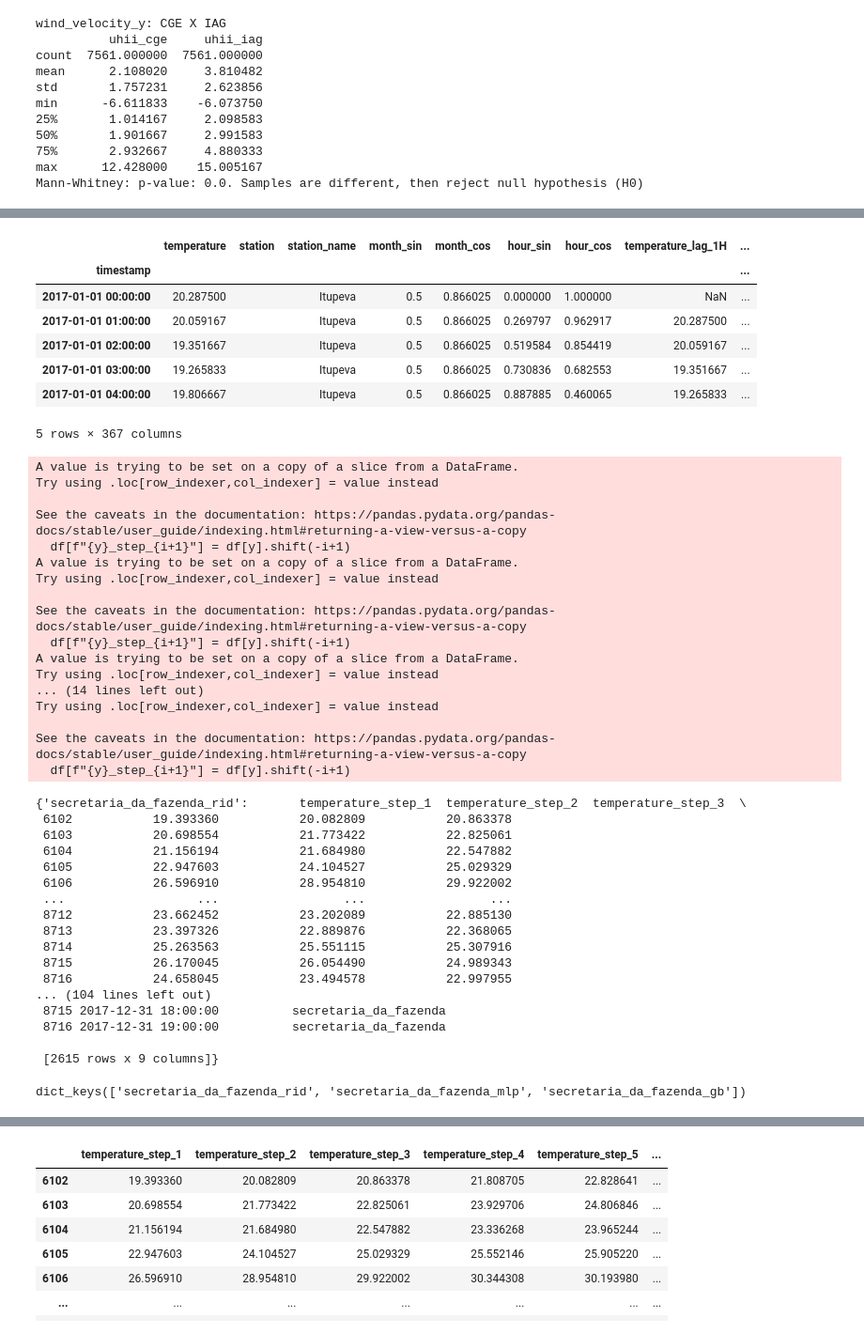
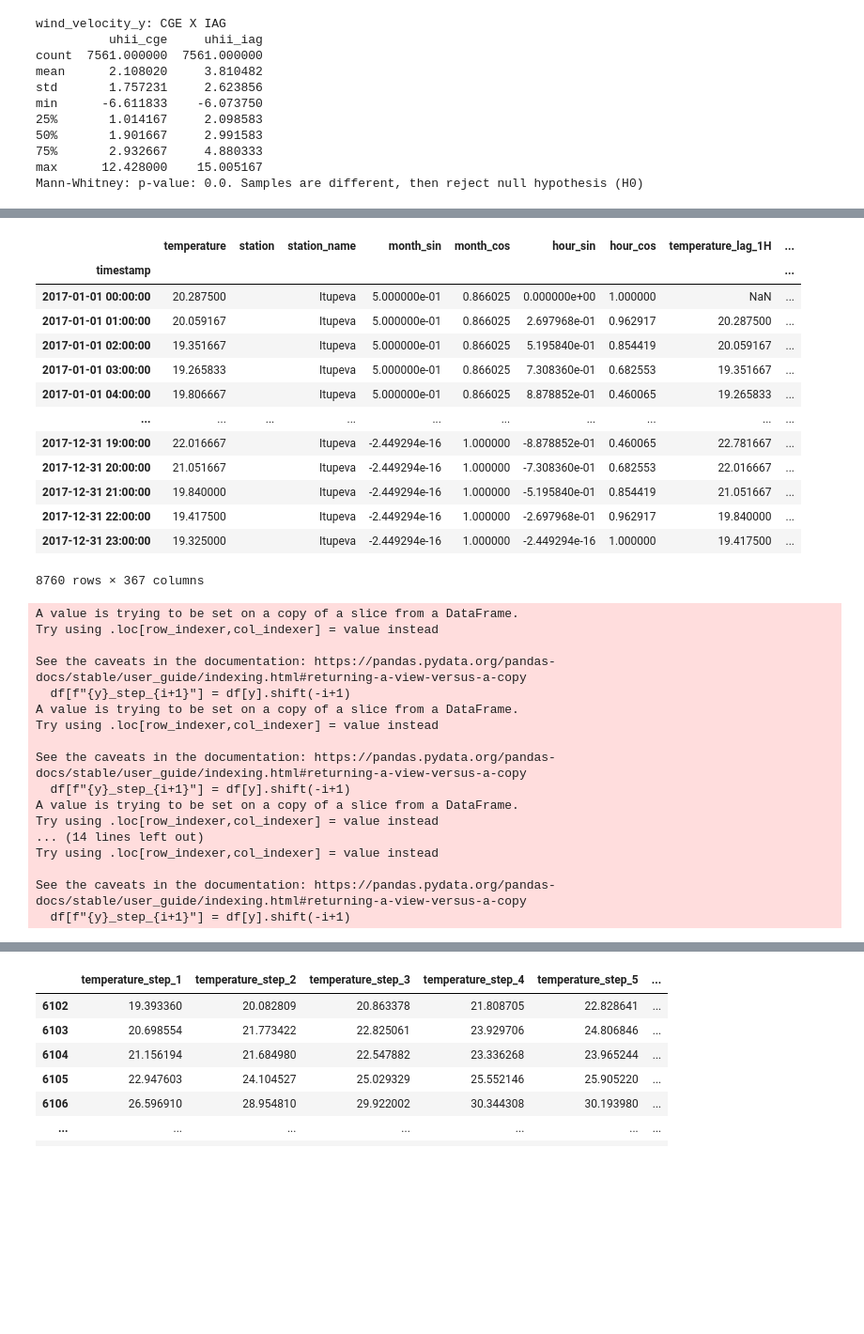
Before and after one commit to plbalmeida/ml-uhi, a Jupyter notebook: notebooks/5.0-iag-data-analysis.ipynb, the cells around one changed output, grey strips where cells are left out. Shown at 94% size. Saved outputs shown, nothing was run; the diff lists cells and outputs as text; code cells hidden in the pictures; blank space fills up the shorter version.

```diff
--- a/notebooks/5.0-iag-data-analysis.ipynb
+++ b/notebooks/5.0-iag-data-analysis.ipynb
@@ -816,14 +823,20 @@ SFZe_2017_processed.head()
 # %%
-ITU_2017_processed.head()
+ITU_2017_processed
 # %% [output]
 |  | temperature | station | station_name | month_sin | month_cos | hour_sin | hour_cos | temperature_lag_1H | ... |
 | timestamp |  |  |  |  |  |  |  |  | ... |
-| 2017-01-01 00:00:00 | 20.287500 |  | Itupeva | 0.5 | 0.866025 | 0.000000 | 1.000000 | NaN | ... |
-| 2017-01-01 01:00:00 | 20.059167 |  | Itupeva | 0.5 | 0.866025 | 0.269797 | 0.962917 | 20.287500 | ... |
-| 2017-01-01 02:00:00 | 19.351667 |  | Itupeva | 0.5 | 0.866025 | 0.519584 | 0.854419 | 20.059167 | ... |
-| 2017-01-01 03:00:00 | 19.265833 |  | Itupeva | 0.5 | 0.866025 | 0.730836 | 0.682553 | 19.351667 | ... |
-| 2017-01-01 04:00:00 | 19.806667 |  | Itupeva | 0.5 | 0.866025 | 0.887885 | 0.460065 | 19.265833 | ... |
+| 2017-01-01 00:00:00 | 20.287500 |  | Itupeva | 5.000000e-01 | 0.866025 | 0.000000e+00 | 1.000000 | NaN | ... |
+| 2017-01-01 01:00:00 | 20.059167 |  | Itupeva | 5.000000e-01 | 0.866025 | 2.697968e-01 | 0.962917 | 20.287500 | ... |
+| 2017-01-01 02:00:00 | 19.351667 |  | Itupeva | 5.000000e-01 | 0.866025 | 5.195840e-01 | 0.854419 | 20.059167 | ... |
+| 2017-01-01 03:00:00 | 19.265833 |  | Itupeva | 5.000000e-01 | 0.866025 | 7.308360e-01 | 0.682553 | 19.351667 | ... |
+| 2017-01-01 04:00:00 | 19.806667 |  | Itupeva | 5.000000e-01 | 0.866025 | 8.878852e-01 | 0.460065 | 19.265833 | ... |
+| ... | ... | ... | ... | ... | ... | ... | ... | ... | ... |
+| 2017-12-31 19:00:00 | 22.016667 |  | Itupeva | -2.449294e-16 | 1.000000 | -8.878852e-01 | 0.460065 | 22.781667 | ... |
+| 2017-12-31 20:00:00 | 21.051667 |  | Itupeva | -2.449294e-16 | 1.000000 | -7.308360e-01 | 0.682553 | 22.016667 | ... |
+| 2017-12-31 21:00:00 | 19.840000 |  | Itupeva | -2.449294e-16 | 1.000000 | -5.195840e-01 | 0.854419 | 21.051667 | ... |
+| 2017-12-31 22:00:00 | 19.417500 |  | Itupeva | -2.449294e-16 | 1.000000 | -2.697968e-01 | 0.962917 | 19.840000 | ... |
+| 2017-12-31 23:00:00 | 19.325000 |  | Itupeva | -2.449294e-16 | 1.000000 | -2.449294e-16 | 1.000000 | 19.417500 | ... |
-5 rows × 367 columns
+8760 rows × 367 columns
 # %%
 def make_steps(
     df : pd.DataFrame,
@@ -944,8 +958,7 @@ def ml_pred(df):
 
     return preds
 # %%
-preds = ml_pred(SFZe_2017_processed)
-preds
+preds_urban = ml_pred(SFZe_2017_processed)
 # %% [output]
 A value is trying to be set on a copy of a slice from a DataFrame.
 Try using .loc[row_indexer,col_indexer] = value instead
@@ -964,24 +977,3 @@ Try using .loc[row_indexer,col_indexer] = value instead
 
 See the caveats in the documentation: https://pandas.pydata.org/pandas-docs/stable/user_guide/indexing.html#returning-a-view-versus-a-copy
   df[f"{y}_step_{i+1}"] = df[y].shift(-i+1)
-{'secretaria_da_fazenda_rid':       temperature_step_1  temperature_step_2  temperature_step_3  \
- 6102           19.393360           20.082809           20.863378
- 6103           20.698554           21.773422           22.825061
- 6104           21.156194           21.684980           22.547882
- 6105           22.947603           24.104527           25.029329
- 6106           26.596910           28.954810           29.922002
- ...                  ...                 ...                 ...
- 8712           23.662452           23.202089           22.885130
- 8713           23.397326           22.889876           22.368065
- 8714           25.263563           25.551115           25.307916
- 8715           26.170045           26.054490           24.989343
- 8716           24.658045           23.494578           22.997955
-... (104 lines left out)
- 8715 2017-12-31 18:00:00          secretaria_da_fazenda
- 8716 2017-12-31 19:00:00          secretaria_da_fazenda
-
- [2615 rows x 9 columns]}
-# %%
-preds.keys()
-# %% [output]
-dict_keys(['secretaria_da_fazenda_rid', 'secretaria_da_fazenda_mlp', 'secretaria_da_fazenda_gb'])
```
Also changed, not shown: parts of 8 cells of this notebook.
